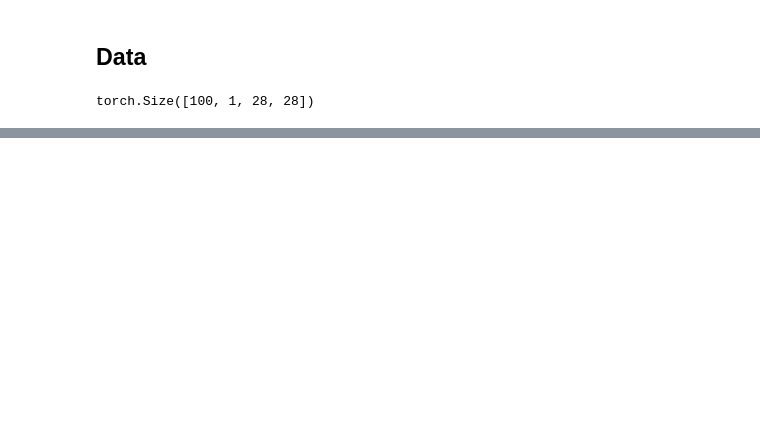
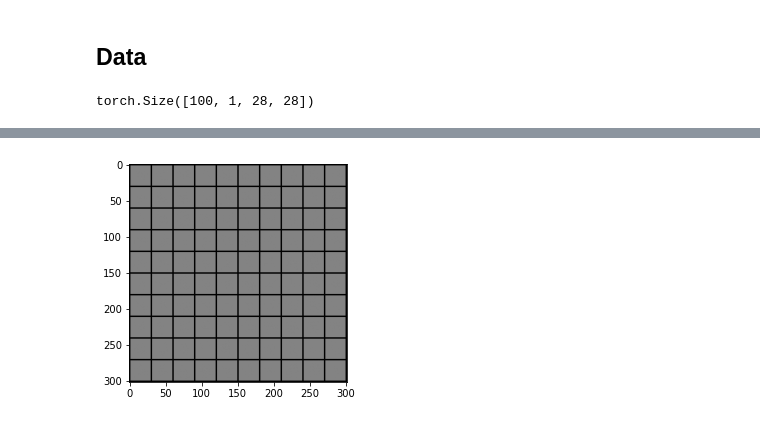
Before and after one commit to omargup/deep_convolutional_gan, a Jupyter notebook: convolutional_gan.ipynb, the cells around one changed output, grey strips where cells are left out. Drawn from its saved outputs; the diff is of its cells as text; code cells hidden in the pictures; blank space fills up the shorter version.

```diff
--- a/convolutional_gan.ipynb
+++ b/convolutional_gan.ipynb
@@ -114,0 +134,14 @@ plt.show()
+# %%
+generator = Generator(input_channels = latent_size,
+                      output_channels = image_channels,
+                      hidden_channels = hidden_channels).to(device)
+discriminator = Discriminator(input_channels = image_channels,
+                              hidden_channels = hidden_channels).to(device)
+
+generator = generator.apply(init_weights)
+discriminator = discriminator.apply(init_weights)
+
+g_optimizer = torch.optim.Adam(generator.parameters(), lr=lr, betas=betas)
+d_optimizer = torch.optim.Adam(discriminator.parameters(), lr=lr, betas=betas)
+
+criterion = nn.BCEWithLogitsLoss()
@@ -114,0 +166,22 @@ plt.show()
+# %%
+#Save fake images before training
+def save_fake_images(idx, test_noise, file_path):
+    # test_noise: [batch_size, channels=latent_size, width=1, height=1]
+    fake_img = generator(test_noise)
+    # fake_img: [batch_size, channels=1, width=28, height=28]
+    fake_img_grid = make_grid(denormalize(fake_img).detach().cpu(), nrow=10)
+
+    file_name = "fake_images-{0:0=4d}.png".format(idx)
+    save_image(fake_img_grid, os.path.join(file_path, file_name))
+
+
+test_noise = test_noise = torch.randn([batch_size, latent_size, 1, 1], device=device)
+# test_noise: [batch_size, channels=latent_size, width=1, height=1]
+idx = 0
+
+save_fake_images(idx, test_noise, images_path)
+img = plt.imread(os.path.join(images_path, "fake_images-{0:0=4d}.png".format(idx)))
+plt.imshow(img, cmap='gray')
+plt.show()
+# %% [output]
+[figure, added]
```
Also changed, not shown: parts of 18 cells of this notebook, 4 other files.
